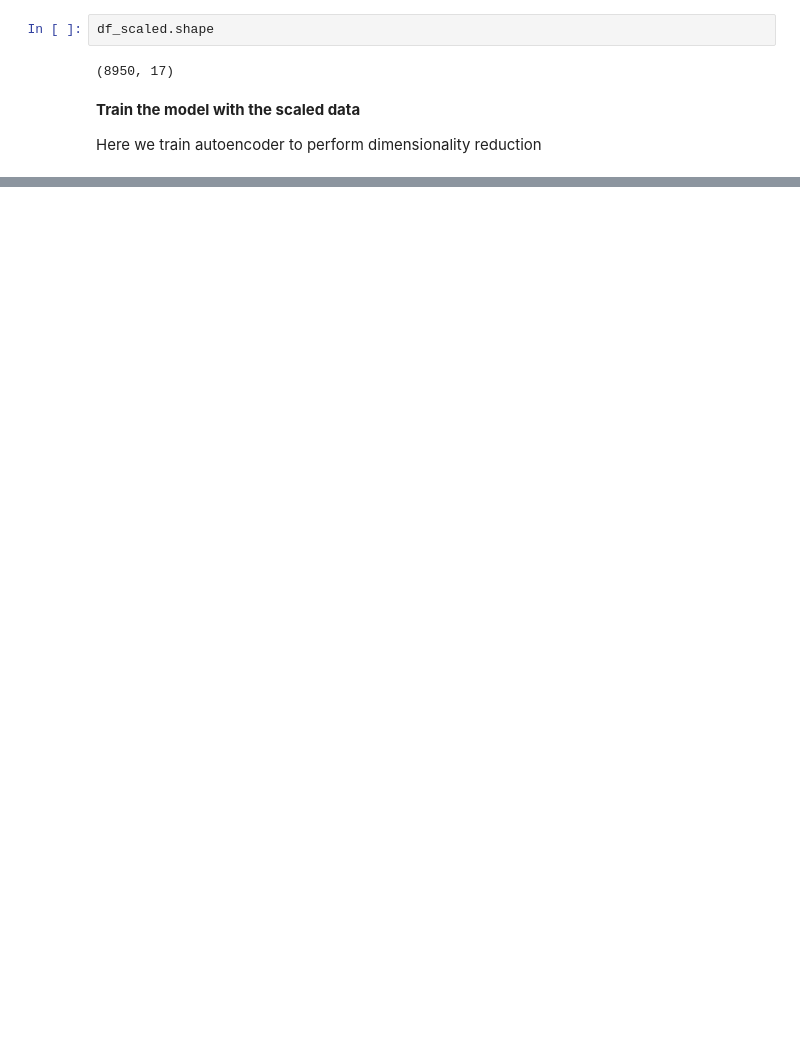
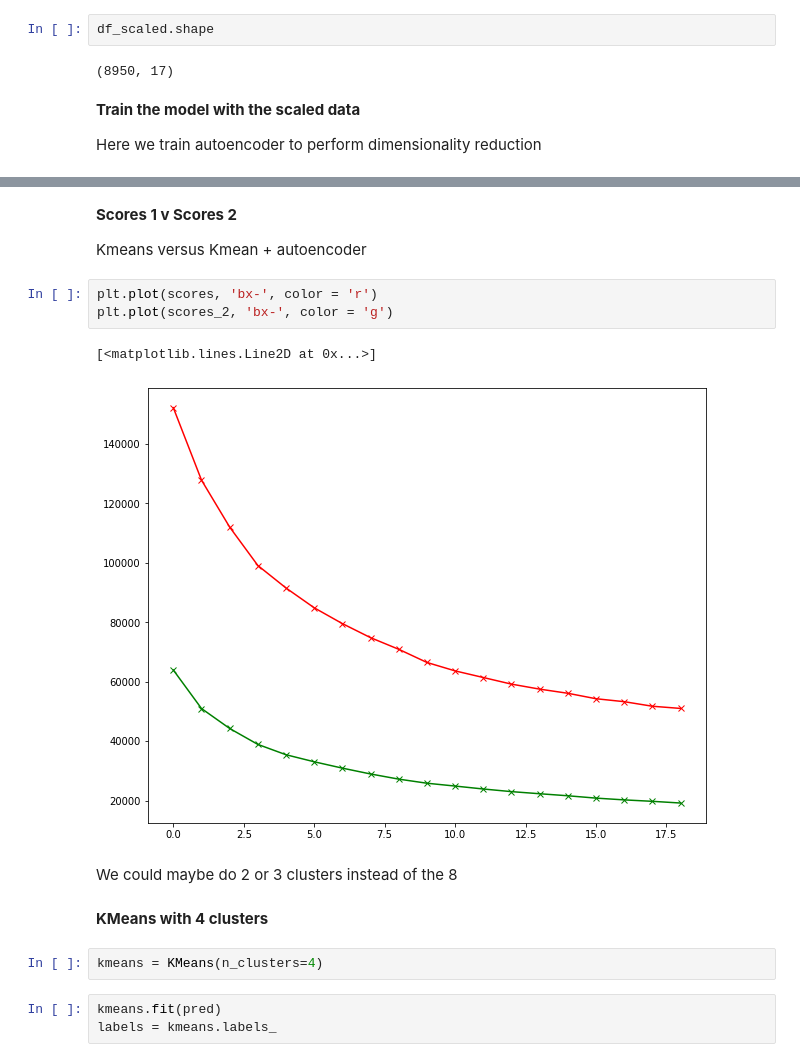
Before and after one commit to clozgil/Market-Segmentation-and-Consumer-Behavior, a Jupyter notebook: Market-Segmentation-and-Consumer-Behavior.ipynb, the cells around one changed output, grey strips where cells are left out. Cells and saved outputs as stored; diff of their text form; blank space fills up the shorter version.

```diff
--- a/Market-Segmentation-and-Consumer-Behavior.ipynb
+++ b/Market-Segmentation-and-Consumer-Behavior.ipynb
@@ -510,0 +565,19 @@ _________________________________________________________________
+# %% [markdown]
+**Scores 1 v Scores 2**
+
+Kmeans versus Kmean + autoencoder
+# %%
+plt.plot(scores, 'bx-', color = 'r')
+plt.plot(scores_2, 'bx-', color = 'g')
+# %% [output]
+[<matplotlib.lines.Line2D at 0x...>]
+[figure, added]
+# %% [markdown]
+We could maybe do 2 or 3 clusters instead of the 8
+# %% [markdown]
+**KMeans with 4 clusters**
+# %%
+kmeans = KMeans(n_clusters=4)
+# %%
+kmeans.fit(pred)
+labels = kmeans.labels_
```
Also changed, not shown: parts of 39 cells of this notebook.
